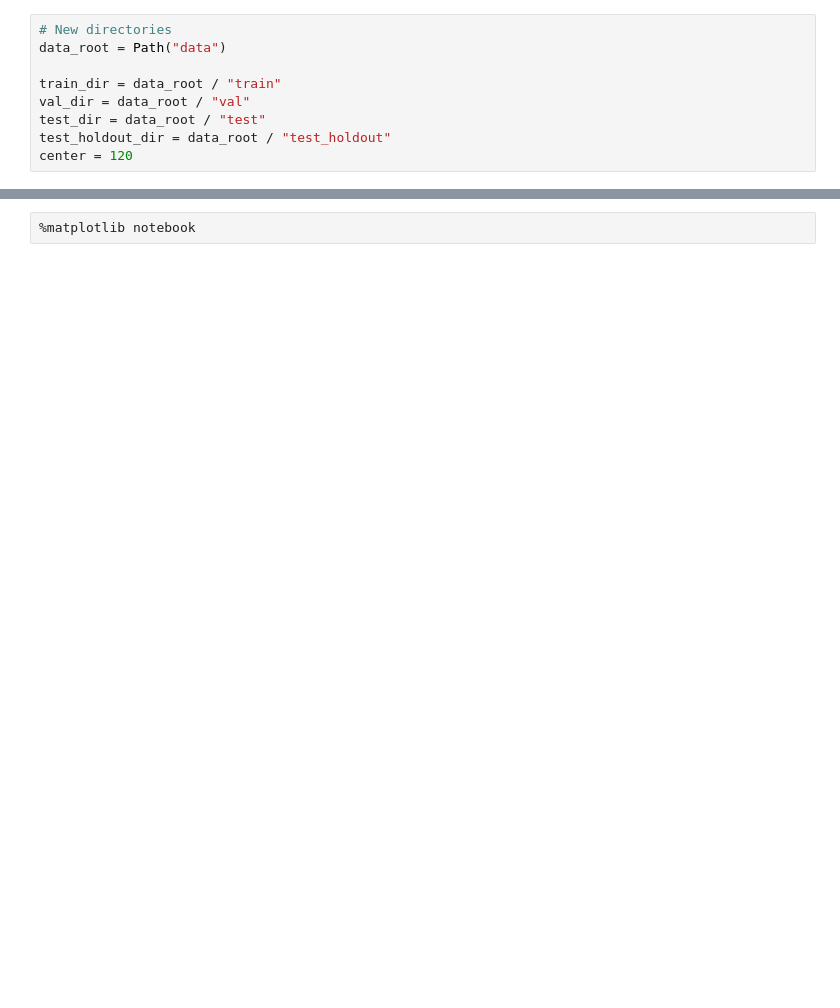
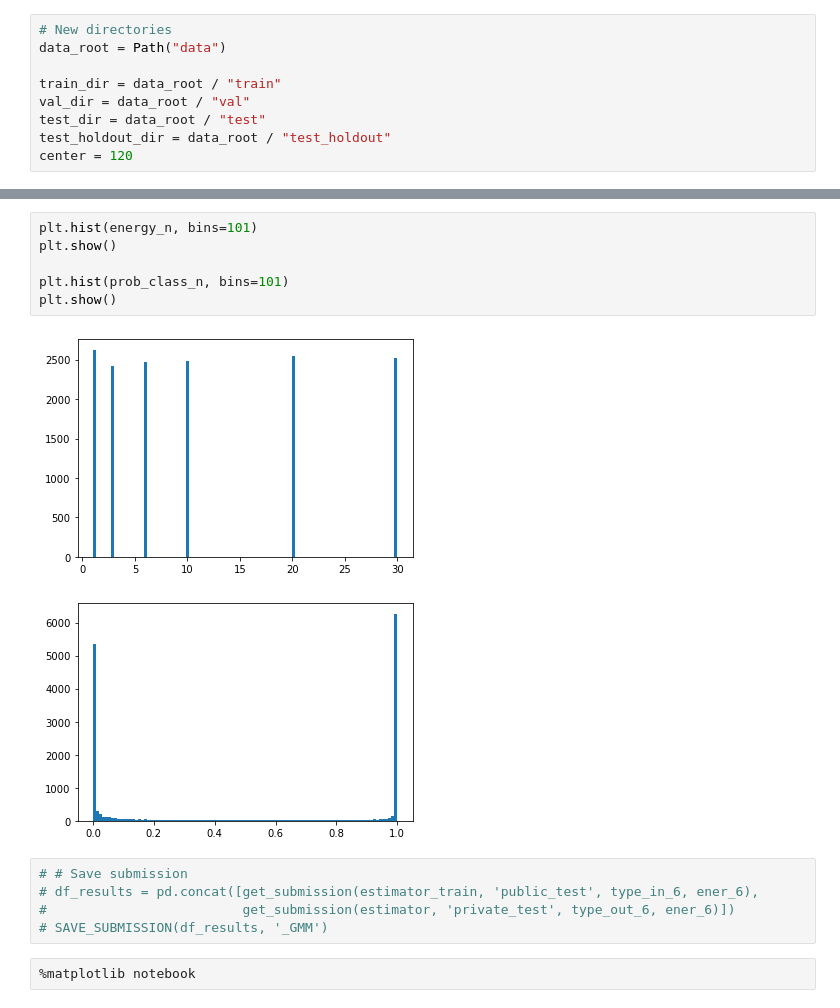
Before and after one commit to tadejsv/idao-squatting-slavs, a Jupyter notebook: dev_clustering.ipynb, the cells around one changed output, grey strips where cells are left out. Drawn from its saved outputs; the diff is of its cells as text; blank space fills up the shorter version.

```diff
--- a/dev_clustering.ipynb
+++ b/dev_clustering.ipynb
@@ -147,2 +259,16 @@ data.shape
+# %%
+plt.hist(energy_n, bins=101)
+plt.show()
+
+plt.hist(prob_class_n, bins=101)
+plt.show()
+# %% [output]
+[figure, added]
+[figure, added]
+# %%
+# # Save submission
+# df_results = pd.concat([get_submission(estimator_train, 'public_test', type_in_6, ener_6),
+#                         get_submission(estimator, 'private_test', type_out_6, ener_6)])
+# SAVE_SUBMISSION(df_results, '_GMM')
 # %%
 %matplotlib notebook
```
Also changed, not shown: parts of 49 cells of this notebook.
